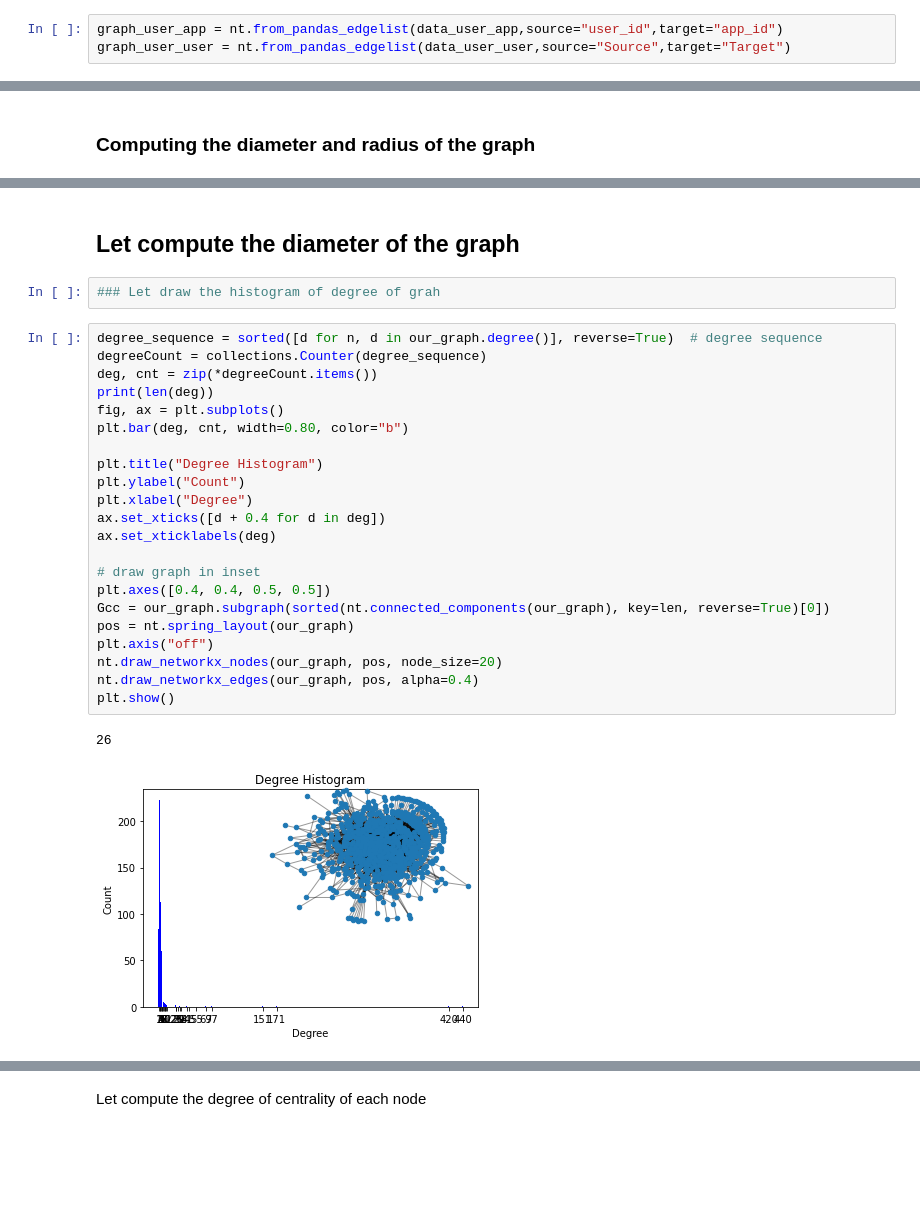
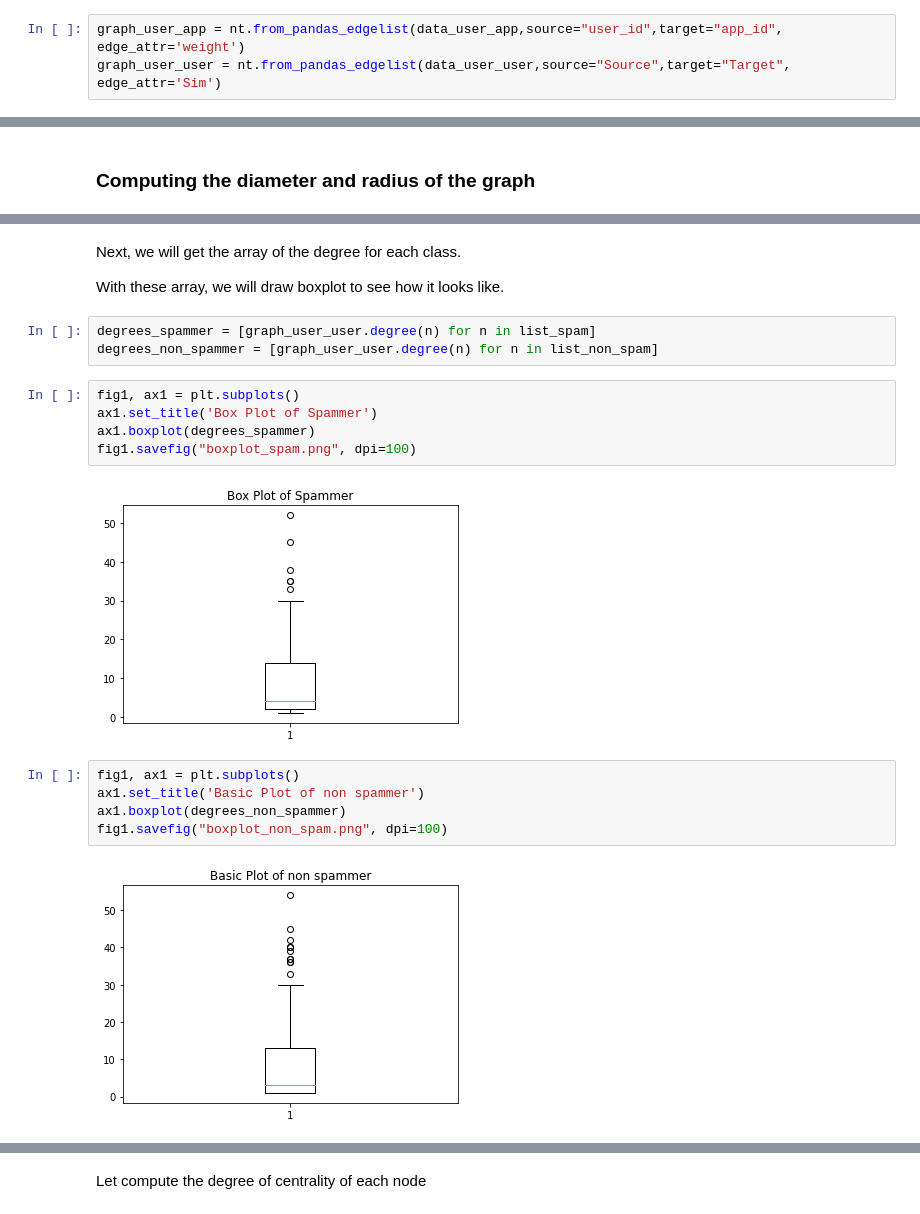
Before and after one commit to AbouOpenSource/Twitter-Analysis, a Jupyter notebook: Graph_analysis.ipynb, the cells around one changed output, grey strips where cells are left out. Drawn from its saved outputs; the diff is of its cells as text; blank space fills up the shorter version.

```diff
--- a/Graph_analysis.ipynb
+++ b/Graph_analysis.ipynb
@@ -76,6 +51,6 @@ labels_dict
 # %%
-graph_user_app = nt.from_pandas_edgelist(data_user_app,source="user_id",target="app_id")
-graph_user_user = nt.from_pandas_edgelist(data_user_user,source="Source",target="Target")
+graph_user_app = nt.from_pandas_edgelist(data_user_app,source="user_id",target="app_id", edge_attr='weight')
+graph_user_user = nt.from_pandas_edgelist(data_user_user,source="Source",target="Target", edge_attr='Sim')
 # %% [markdown]
 # The metric of graph
 In this section we will do the graph exploration by computing some metrics
@@ -188,29 +161,21 @@ This observation allows us to say that the spammer share more edge than the non
-# %% [markdown]
-## Let compute the diameter of the graph
-# %%
-### Let draw the histogram of degree of grah
-# %%
-degree_sequence = sorted([d for n, d in our_graph.degree()], reverse=True)  # degree sequence
-degreeCount = collections.Counter(degree_sequence)
-deg, cnt = zip(*degreeCount.items())
-print(len(deg))
-fig, ax = plt.subplots()
-plt.bar(deg, cnt, width=0.80, color="b")
-
-plt.title("Degree Histogram")
-plt.ylabel("Count")
-plt.xlabel("Degree")
-ax.set_xticks([d + 0.4 for d in deg])
-ax.set_xticklabels(deg)
-
-# draw graph in inset
-plt.axes([0.4, 0.4, 0.5, 0.5])
-Gcc = our_graph.subgraph(sorted(nt.connected_components(our_graph), key=len, reverse=True)[0])
-pos = nt.spring_layout(our_graph)
-plt.axis("off")
-nt.draw_networkx_nodes(our_graph, pos, node_size=20)
-nt.draw_networkx_edges(our_graph, pos, alpha=0.4)
-plt.show()
-# %% [output]
-26
-[figure, removed]
+# %% [markdown]
+Next, we will get the array of the degree for each class.
+
+With these array, we will draw boxplot to see how it looks like.
+# %%
+degrees_spammer = [graph_user_user.degree(n) for n in list_spam]
+degrees_non_spammer = [graph_user_user.degree(n) for n in list_non_spam]
+# %%
+fig1, ax1 = plt.subplots()
+ax1.set_title('Box Plot of Spammer')
+ax1.boxplot(degrees_spammer)
+fig1.savefig("boxplot_spam.png", dpi=100)
+# %% [output]
+[figure, added]
+# %%
+fig1, ax1 = plt.subplots()
+ax1.set_title('Basic Plot of non spammer')
+ax1.boxplot(degrees_non_spammer)
+fig1.savefig("boxplot_non_spam.png", dpi=100)
+# %% [output]
+[figure, added]
```
Also changed, not shown: parts of 101 cells of this notebook, 13 other files.
